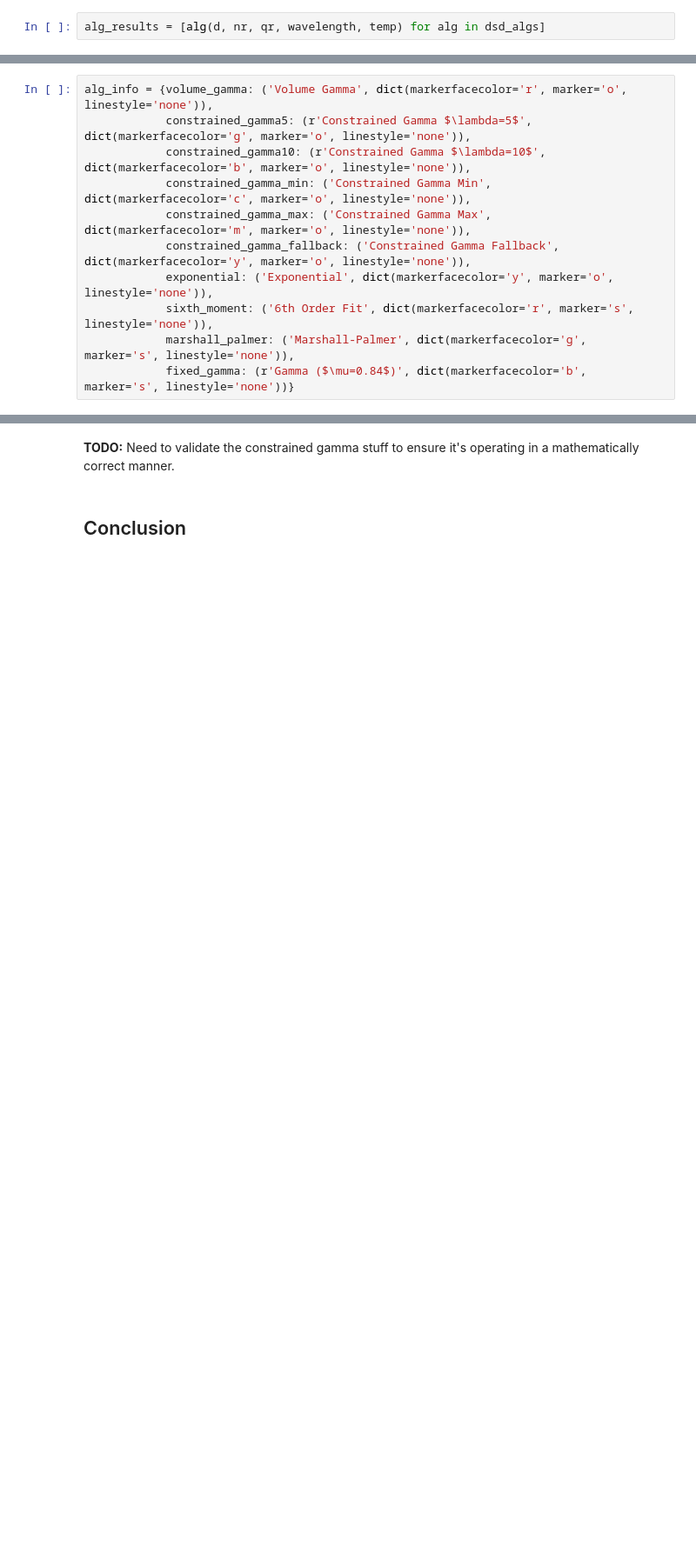
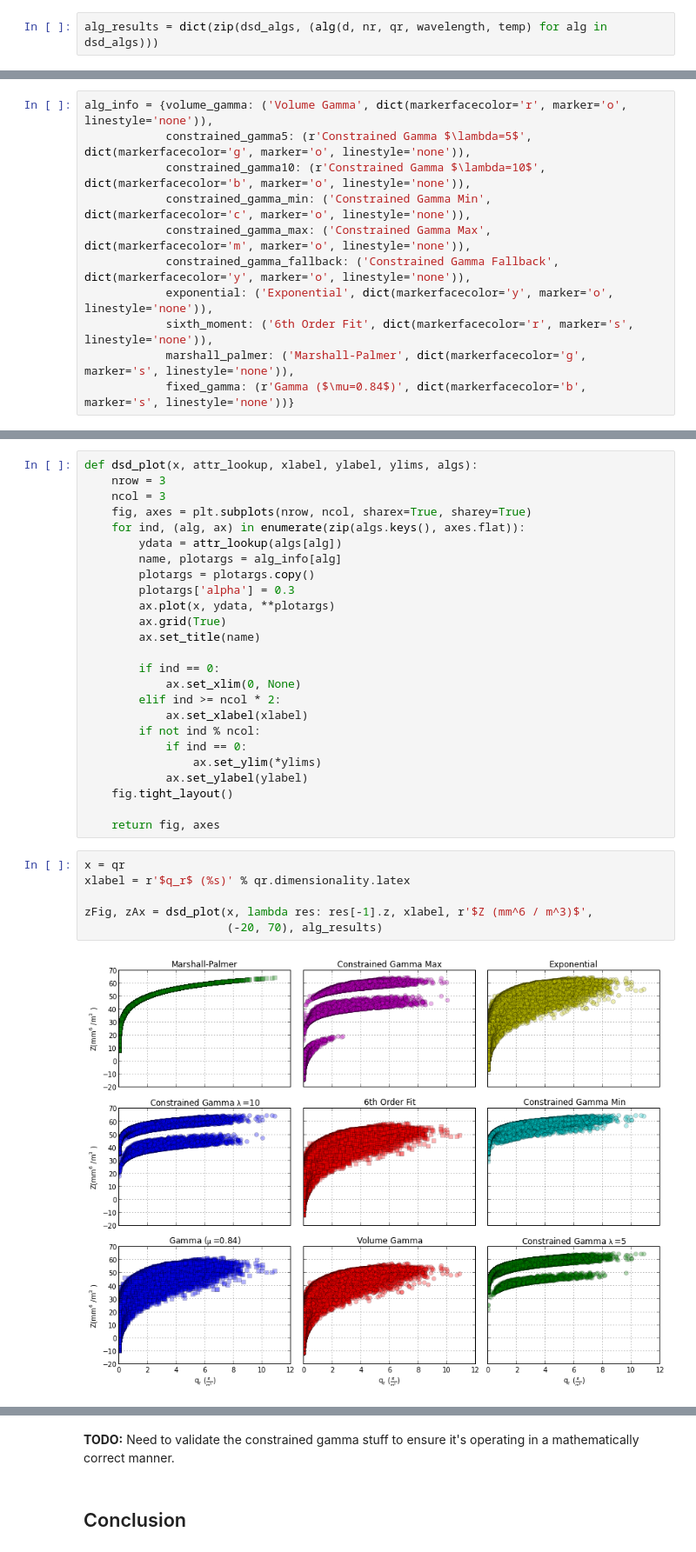
Before and after one commit to dopplershift/DissertationCode, a Jupyter notebook: notebooks/DSD Comparison.ipynb, the cells around one changed output, grey strips where cells are left out. Shown at 87% size. Drawn from its saved outputs; the diff is of its cells as text; blank space fills up the shorter version.

Commit message:
Refactor plotting and sanity check DSDs.

```diff
--- a/notebooks/DSD Comparison.ipynb
+++ b/notebooks/DSD Comparison.ipynb
@@ -149,5 +149,5 @@ wavelength = 0.05 * pq.m
 temp = 10
 d = np.linspace(0.01 * pq.mm, 8 * pq.mm, 100).astype(np.float32).reshape(-1,1)
 # %%
-alg_results = [alg(d, nr, qr, wavelength, temp) for alg in dsd_algs]
+alg_results = dict(zip(dsd_algs, (alg(d, nr, qr, wavelength, temp) for alg in dsd_algs)))
 # %% [output]
@@ -229,0 +174,33 @@ adFig.tight_layout()
+# %%
+def dsd_plot(x, attr_lookup, xlabel, ylabel, ylims, algs):
+    nrow = 3
+    ncol = 3
+    fig, axes = plt.subplots(nrow, ncol, sharex=True, sharey=True)
+    for ind, (alg, ax) in enumerate(zip(algs.keys(), axes.flat)):
+        ydata = attr_lookup(algs[alg])
+        name, plotargs = alg_info[alg]
+        plotargs = plotargs.copy()
+        plotargs['alpha'] = 0.3
+        ax.plot(x, ydata, **plotargs)
+        ax.grid(True)
+        ax.set_title(name)
+
+        if ind == 0:
+            ax.set_xlim(0, None)
+        elif ind >= ncol * 2:
+            ax.set_xlabel(xlabel)
+        if not ind % ncol:
+            if ind == 0:
+                ax.set_ylim(*ylims)
+            ax.set_ylabel(ylabel)
+    fig.tight_layout()
+
+    return fig, axes
+# %%
+x = qr
+xlabel = r'$q_r$ (%s)' % qr.dimensionality.latex
+
+zFig, zAx = dsd_plot(x, lambda res: res[-1].z, xlabel, r'$Z (mm^6 / m^3)$',
+                     (-20, 70), alg_results)
+# %% [output]
+[figure, added]
```
Also changed, not shown: parts of 12 cells of this notebook.
